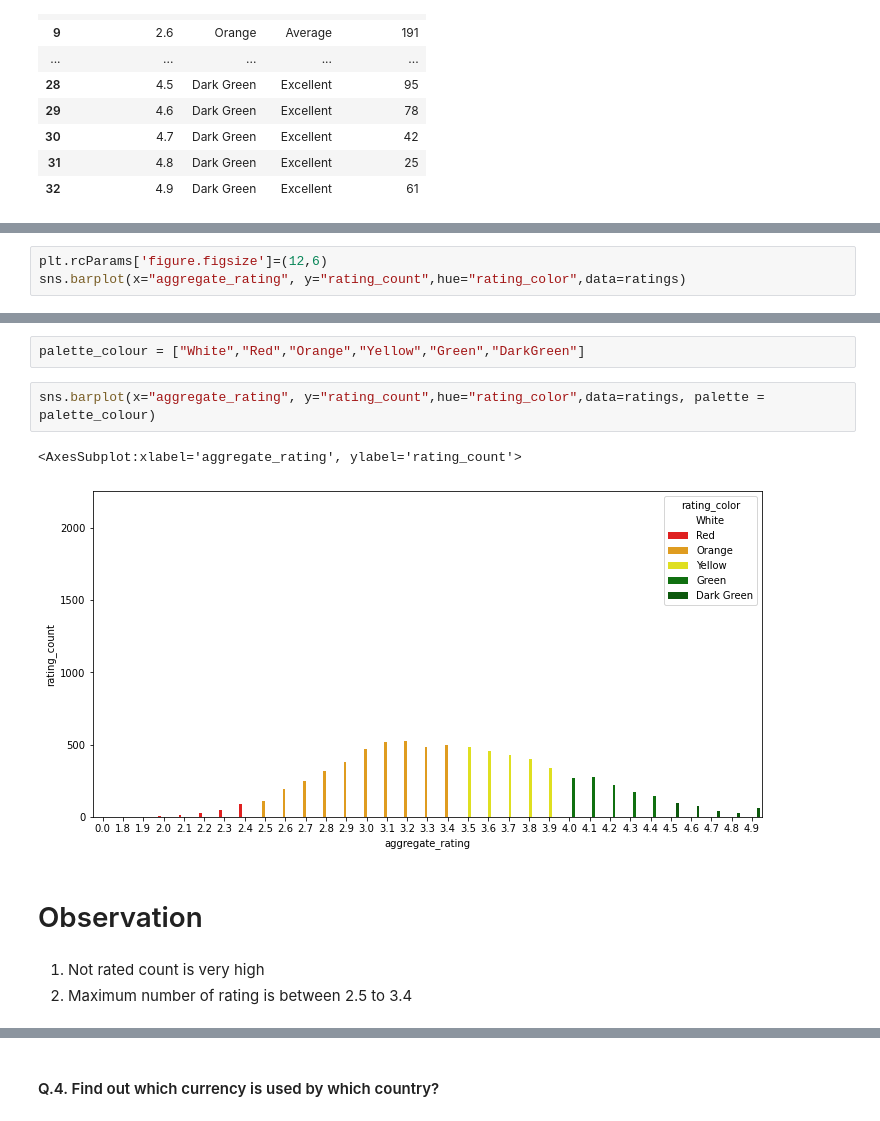
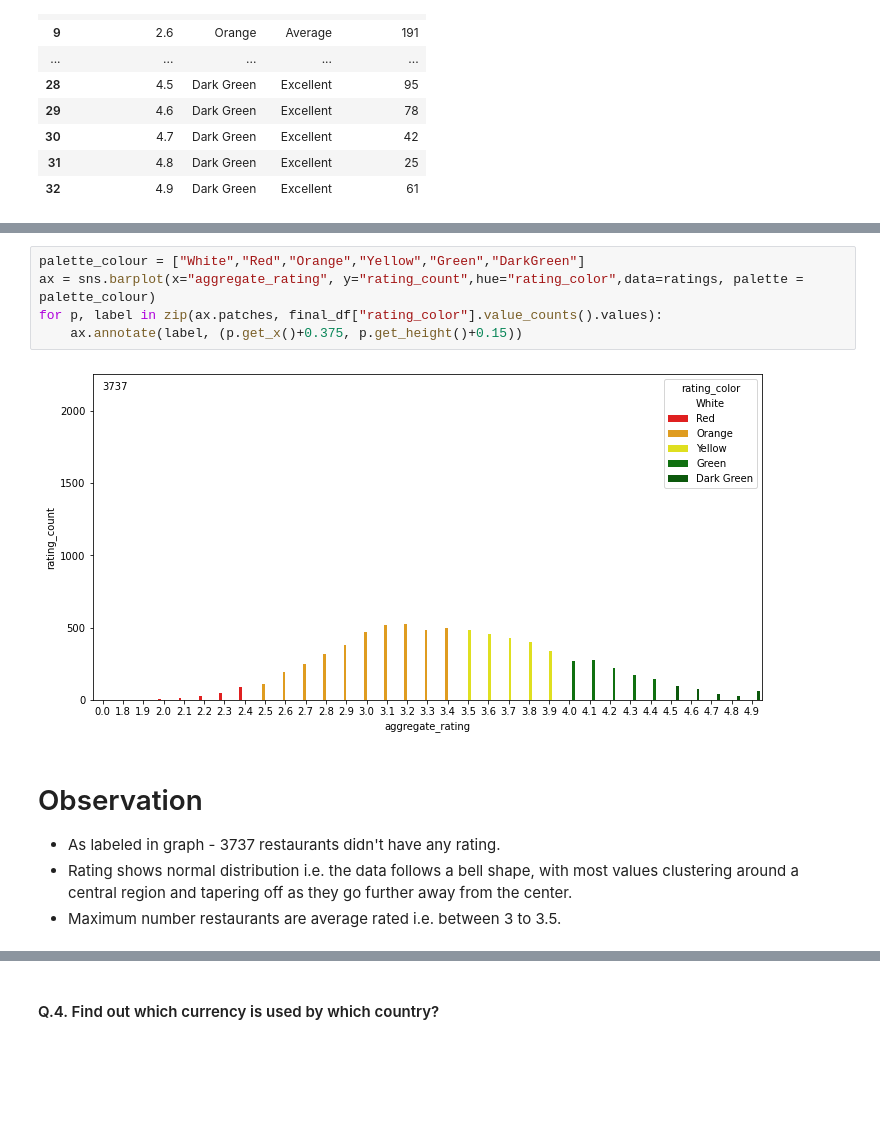
Before and after one commit to kirandhasade/zomato_data_analysis, a Jupyter notebook: Zomato dataset.ipynb, the cells around one changed output, grey strips where cells are left out. Cells and saved outputs as stored; diff of their text form; blank space fills up the shorter version.

```diff
--- a/Zomato dataset.ipynb
+++ b/Zomato dataset.ipynb
@@ -298,3 +278,0 @@ ratings
-# %%
-plt.rcParams['figure.figsize']=(12,6)
-sns.barplot(x="aggregate_rating", y="rating_count",hue="rating_color",data=ratings)
@@ -304,12 +279,13 @@ sns.barplot(x="aggregate_rating", y="rating_count",hue="rating_color",data=ratin
-# %%
-palette_colour = ["White","Red","Orange","Yellow","Green","DarkGreen"]
 # %%
-sns.barplot(x="aggregate_rating", y="rating_count",hue="rating_color",data=ratings, palette = palette_colour)
+palette_colour = ["White","Red","Orange","Yellow","Green","DarkGreen"]
+ax = sns.barplot(x="aggregate_rating", y="rating_count",hue="rating_color",data=ratings, palette = palette_colour)
+for p, label in zip(ax.patches, final_df["rating_color"].value_counts().values):
+    ax.annotate(label, (p.get_x()+0.375, p.get_height()+0.15))
 # %% [output]
-<AxesSubplot:xlabel='aggregate_rating', ylabel='rating_count'>
-[figure, old version]
+[figure, new version]
 # %% [markdown]
 # Observation
+
+- As labeled in graph - 3737 restaurants didn't have any rating.
+- Rating shows normal distribution i.e. the data follows a bell shape, with most values clustering around a central region and tapering off as they go further away from the center.
+- Maximum number restaurants are average rated i.e. between 3 to 3.5.
-# %% [markdown]
-1. Not rated count is very high
-2. Maximum number of rating is between 2.5 to 3.4
```
Also changed, not shown: parts of 35 cells of this notebook.
